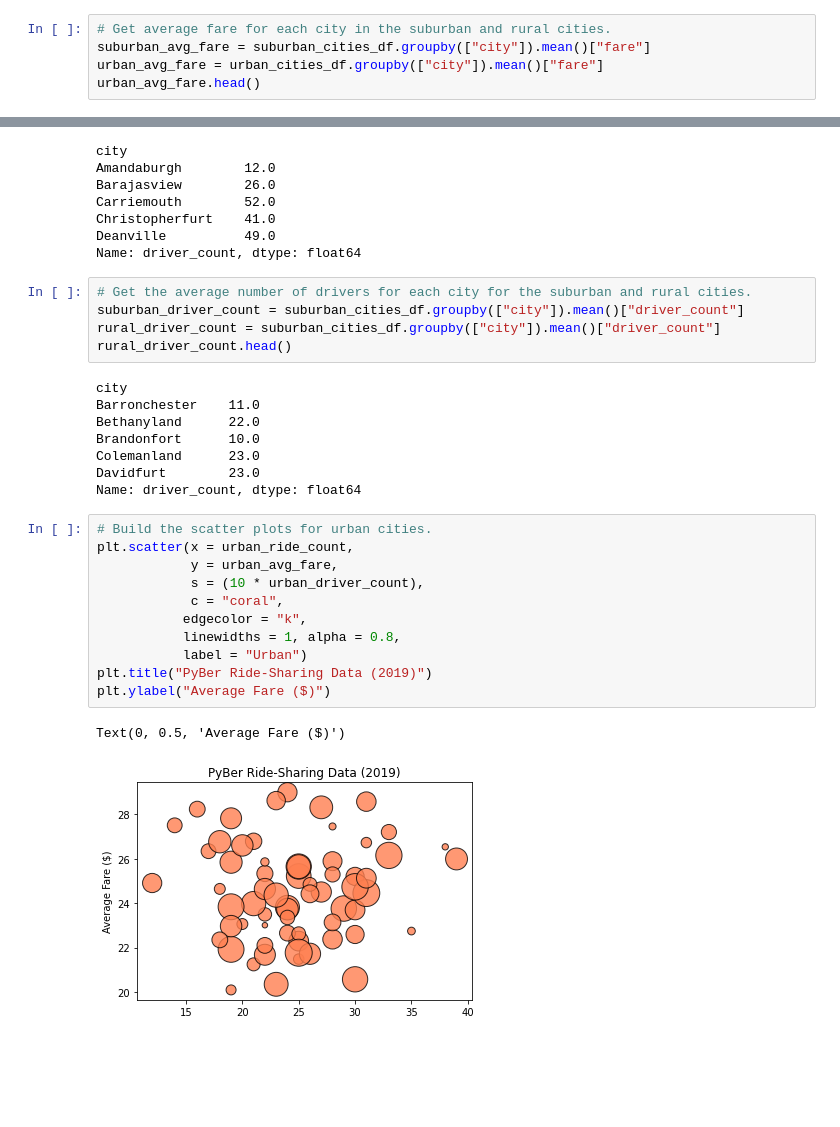
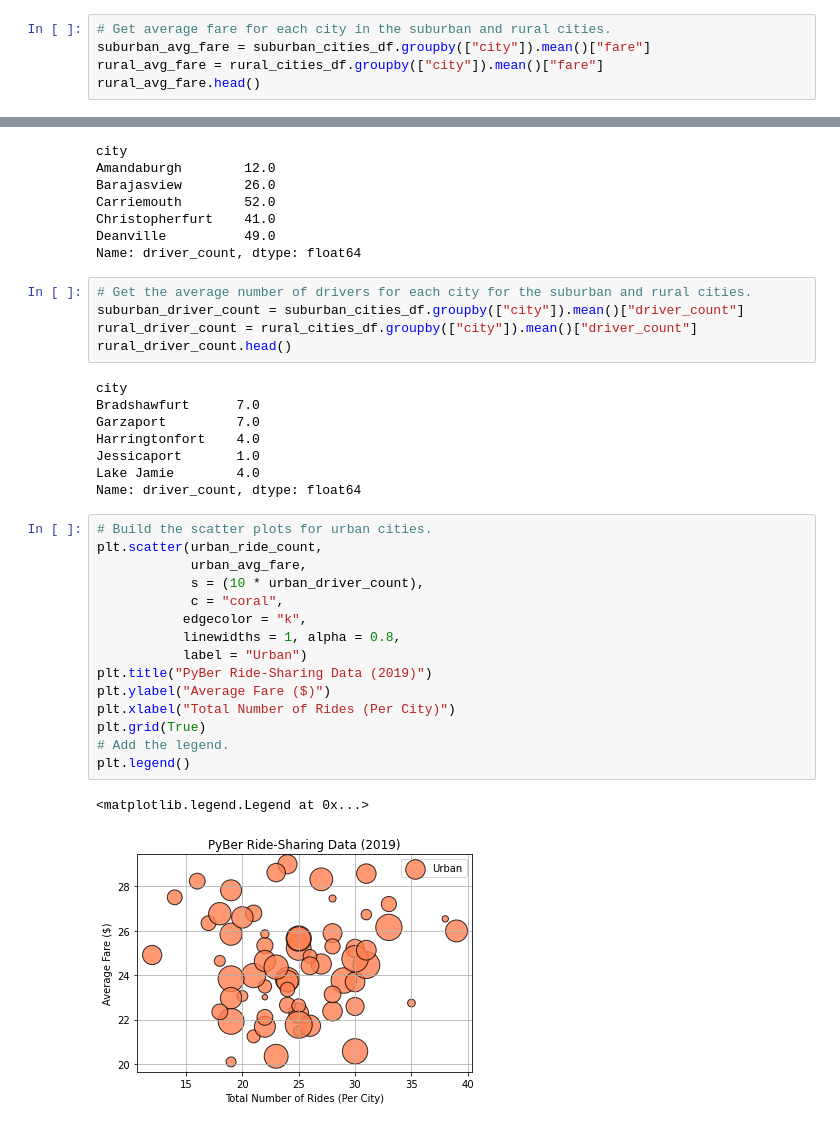
Before and after one commit to jisellejones/PyBer_Analysis, a Jupyter notebook: PyBer.ipynb, the cells around one changed output, grey strips where cells are left out. Drawn from its saved outputs; the diff is of its cells as text; blank space fills up the shorter version.

Commit message:
created 3 graphs

```diff
--- a/PyBer.ipynb
+++ b/PyBer.ipynb
@@ -187,7 +187,7 @@ Name: fare, dtype: float64
 # %%
 # Get average fare for each city in the suburban and rural cities.
 suburban_avg_fare = suburban_cities_df.groupby(["city"]).mean()["fare"]
-urban_avg_fare = urban_cities_df.groupby(["city"]).mean()["fare"]
-urban_avg_fare.head()
+rural_avg_fare = rural_cities_df.groupby(["city"]).mean()["fare"]
+rural_avg_fare.head()
 # %% [output]
 city
@@ -212,27 +212,31 @@ Name: driver_count, dtype: float64
 # %%
 # Get the average number of drivers for each city for the suburban and rural cities.
 suburban_driver_count = suburban_cities_df.groupby(["city"]).mean()["driver_count"]
-rural_driver_count = suburban_cities_df.groupby(["city"]).mean()["driver_count"]
+rural_driver_count = rural_cities_df.groupby(["city"]).mean()["driver_count"]
 rural_driver_count.head()
 # %% [output]
 city
-Barronchester    11.0
-Bethanyland      22.0
-Brandonfort      10.0
-Colemanland      23.0
-Davidfurt        23.0
+Bradshawfurt      7.0
+Garzaport         7.0
+Harringtonfort    4.0
+Jessicaport       1.0
+Lake Jamie        4.0
 Name: driver_count, dtype: float64
 # %%
 # Build the scatter plots for urban cities.
-plt.scatter(x = urban_ride_count,
-            y = urban_avg_fare,
+plt.scatter(urban_ride_count,
+            urban_avg_fare,
             s = (10 * urban_driver_count),
             c = "coral",
            edgecolor = "k",
            linewidths = 1, alpha = 0.8,
            label = "Urban")
 plt.title("PyBer Ride-Sharing Data (2019)")
 plt.ylabel("Average Fare ($)")
+plt.xlabel("Total Number of Rides (Per City)")
+plt.grid(True)
+# Add the legend.
+plt.legend()
 # %% [output]
-Text(0, 0.5, 'Average Fare ($)')
+<matplotlib.legend.Legend at 0x...>
-[figure, old version]
+[figure, new version]
```
Also changed, not shown: parts of 3 cells of this notebook.
